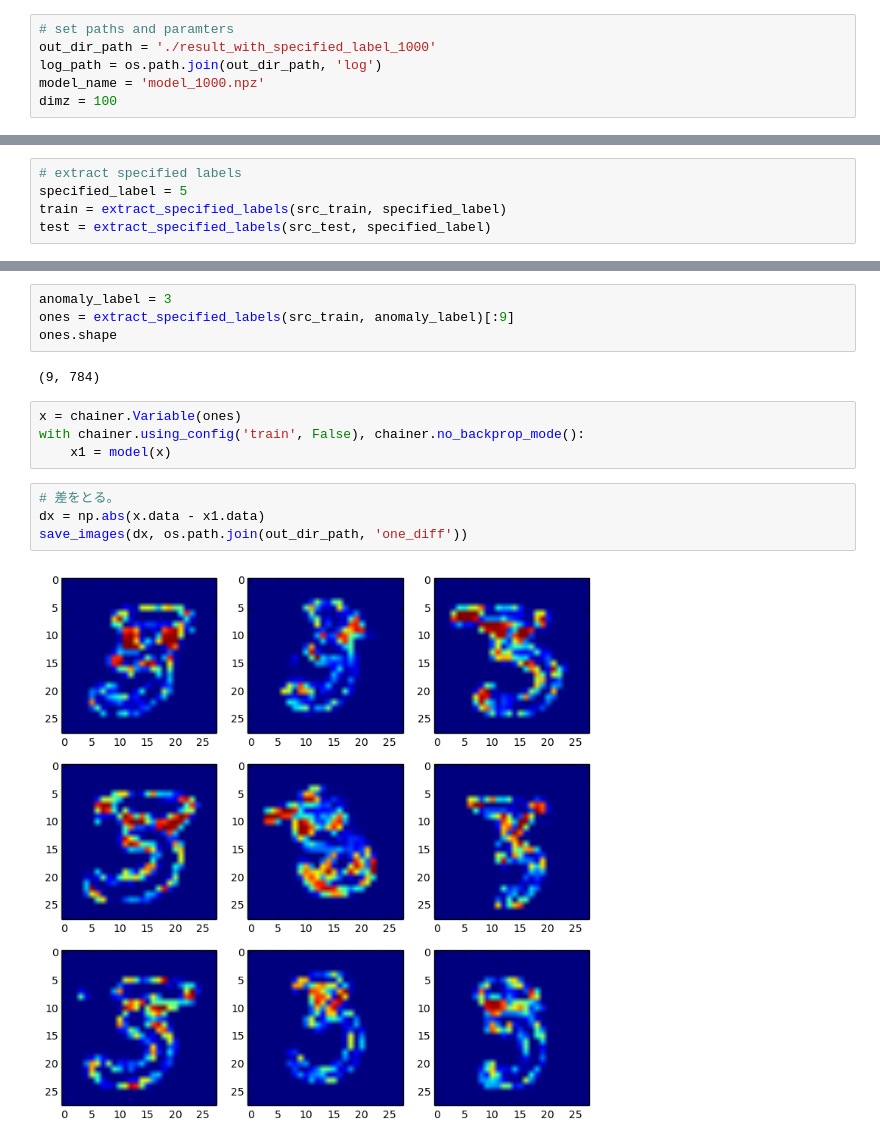
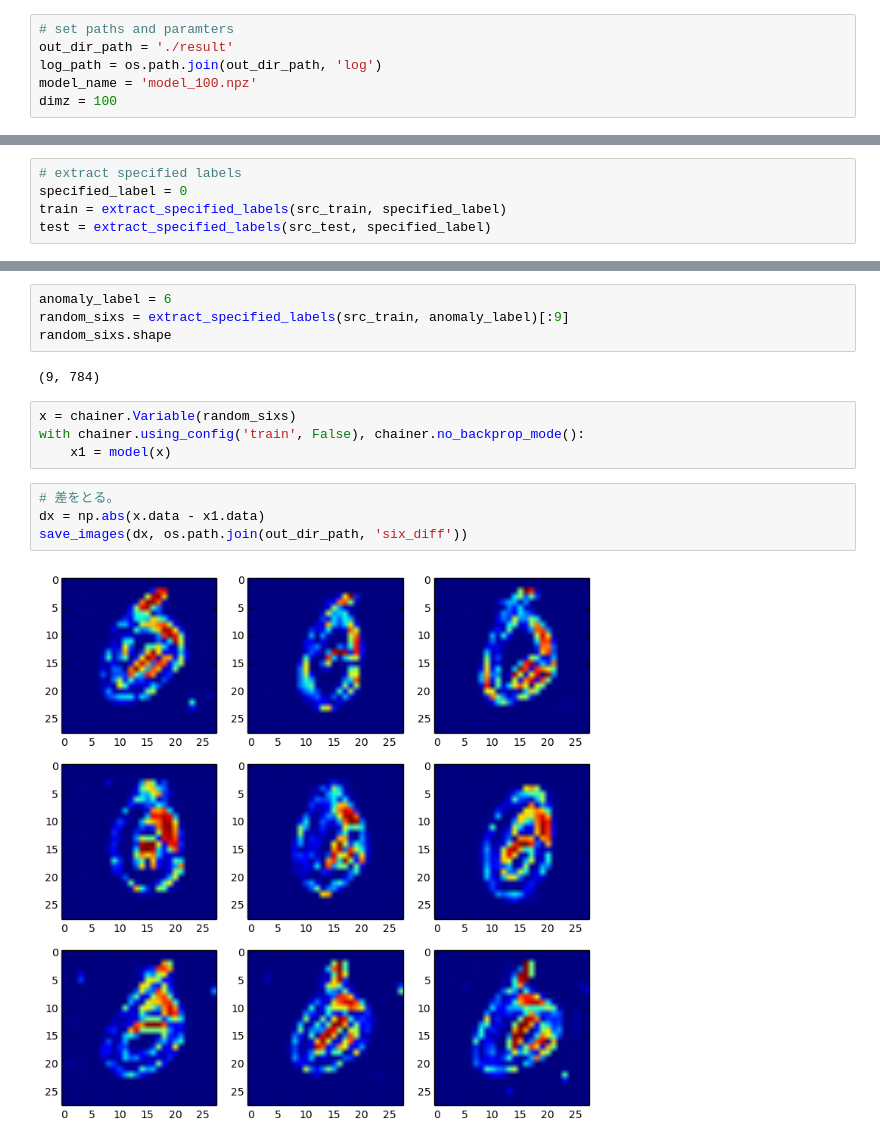
Before and after one commit to seiya-kumada/vae, a Jupyter notebook: draw_results_with_specified_label.ipynb, the cells around one changed output, grey strips where cells are left out. Cells and saved outputs as stored; diff of their text form.

```diff
--- a/draw_results_with_specified_label.ipynb
+++ b/draw_results_with_specified_label.ipynb
@@ -9,9 +9,9 @@ import chainer.functions as F
 from train_vae_with_specified_label import *
 # %%
 # set paths and paramters
-out_dir_path = './result_with_specified_label_1000'
+out_dir_path = './result'
 log_path = os.path.join(out_dir_path, 'log')
-model_name = 'model_1000.npz'
+model_name = 'model_100.npz'
 dimz = 100
 # %%
 # load a model
@@ -25,7 +25,7 @@ model.to_cpu()
 src_train, src_test = chainer.datasets.get_mnist(withlabel=True)
 # %%
 # extract specified labels
-specified_label = 5
+specified_label = 0
 train = extract_specified_labels(src_train, specified_label)
 test = extract_specified_labels(src_test, specified_label)
 # %%
@@ -275,18 +263,18 @@ plt.show()
 # %% [markdown]
 # 画像の符号化・復号化
 # %%
-anomaly_label = 3
-ones = extract_specified_labels(src_train, anomaly_label)[:9]
-ones.shape
+anomaly_label = 6
+random_sixs = extract_specified_labels(src_train, anomaly_label)[:9]
+random_sixs.shape
 # %% [output]
 (9, 784)
 # %%
-x = chainer.Variable(ones)
+x = chainer.Variable(random_sixs)
 with chainer.using_config('train', False), chainer.no_backprop_mode():
     x1 = model(x)
 # %%
 # 差をとる。
 dx = np.abs(x.data - x1.data)
-save_images(dx, os.path.join(out_dir_path, 'one_diff'))
+save_images(dx, os.path.join(out_dir_path, 'six_diff'))
 # %% [output]
-[figure, old version]
+[figure, new version]
```
Also changed, not shown: parts of 31 cells of this notebook, 1 other file.
